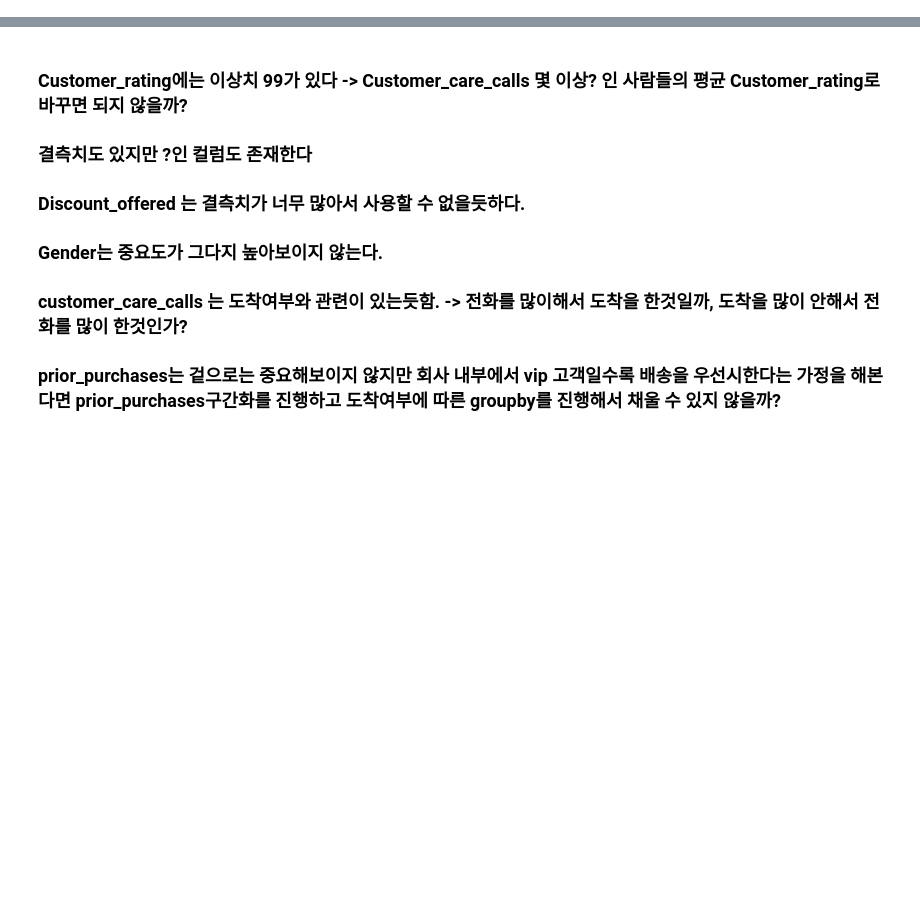
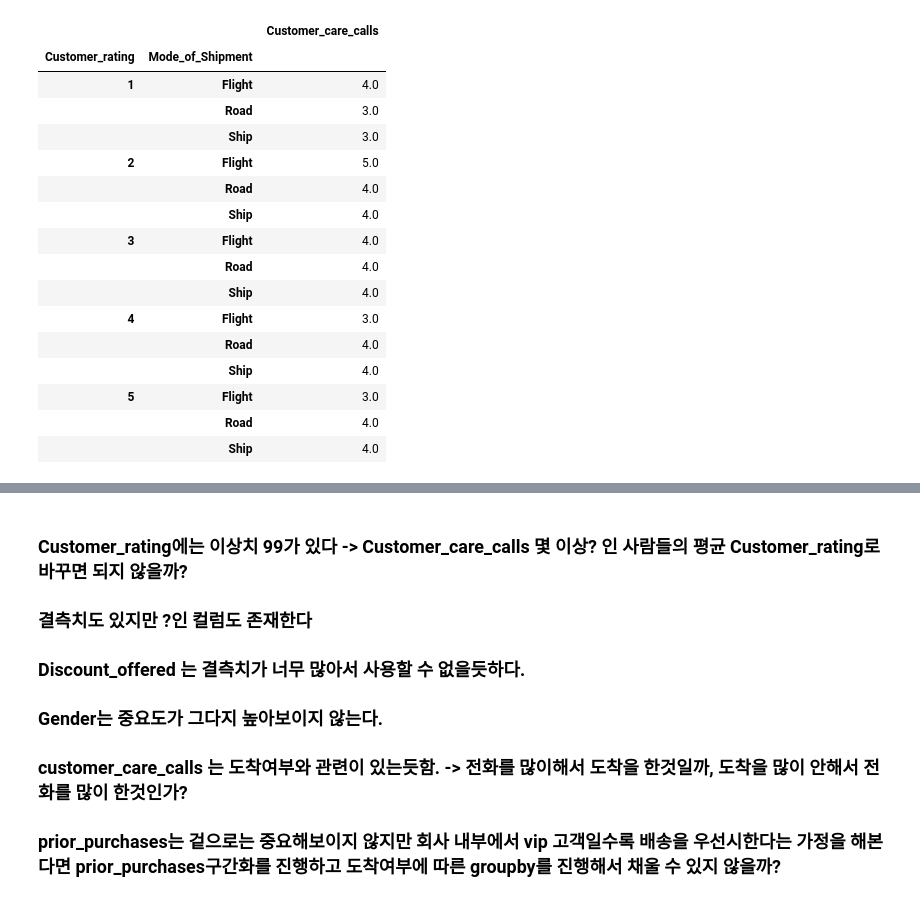
Before and after one commit to yoonjae97/bigdata_service_developer_class, a Jupyter notebook: ml/Untitled.ipynb, the cells around one changed output, grey strips where cells are left out. Cells and saved outputs as stored; diff of their text form; code cells hidden in the pictures; blank space fills up the shorter version.

```diff
--- a/ml/Untitled.ipynb
+++ b/ml/Untitled.ipynb
@@ -173,0 +90,20 @@ df[df['Cost_of_the_Product']>350]
+# %%
+train[['Customer_care_calls', 'Customer_rating', 'Mode_of_Shipment']].groupby(['Customer_rating', 'Mode_of_Shipment']).agg(lambda x: x.mode().iloc[0])
+# %% [output]
+|  |  | Customer_care_calls |
+| Customer_rating | Mode_of_Shipment |  |
+| 1 | Flight | 4.0 |
+|  | Road | 3.0 |
+|  | Ship | 3.0 |
+| 2 | Flight | 5.0 |
+|  | Road | 4.0 |
+|  | Ship | 4.0 |
+| 3 | Flight | 4.0 |
+|  | Road | 4.0 |
+|  | Ship | 4.0 |
+| 4 | Flight | 3.0 |
+|  | Road | 4.0 |
+|  | Ship | 4.0 |
+| 5 | Flight | 3.0 |
+|  | Road | 4.0 |
+|  | Ship | 4.0 |
```
Also changed, not shown: parts of 66 cells of this notebook, 7 other files.
